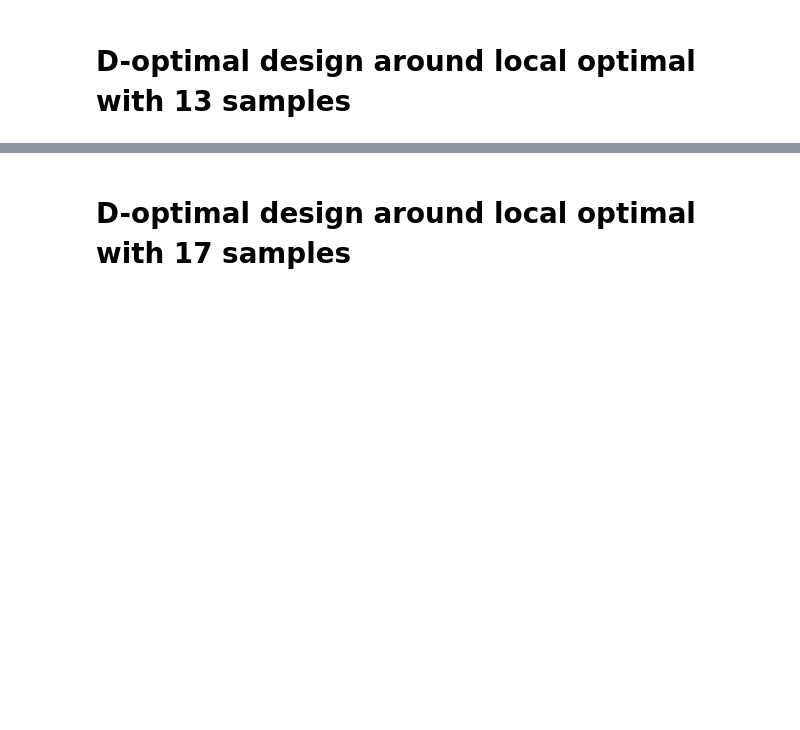
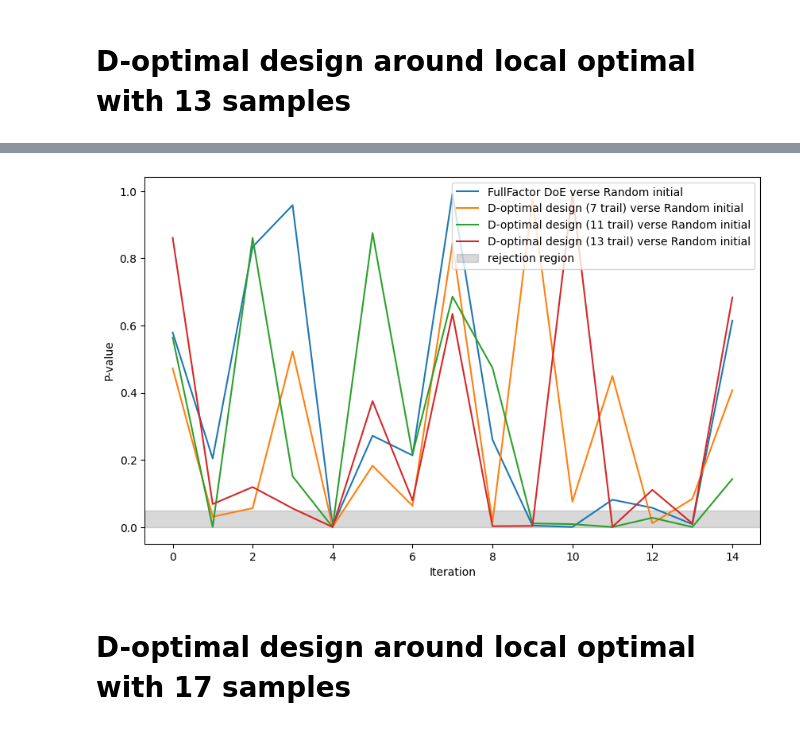
Before and after one commit to TedOiler/KURF, a Jupyter notebook: src/BO_DoE_2D.ipynb, the cells around one changed output, grey strips where cells are left out. Saved outputs shown, nothing was run; the diff lists cells and outputs as text; code cells hidden in the pictures; blank space fills up the shorter version.

```diff
--- a/src/BO_DoE_2D.ipynb
+++ b/src/BO_DoE_2D.ipynb
@@ -301,2 +317,17 @@ plt.show()
+# %%
+p_value_curve_4 = Welch_t_test(impro_iter_num_lst_random, impro_iter_num_lst_5)
+# %%
+plt.figure(figsize=(10, 6))
+plt.plot((range(15)), p_value_curve_1[0:15],label='FullFactor DoE verse Random initial')
+plt.plot((range(15)), p_value_curve_2[0:15],label='D-optimal design (7 trail) verse Random initial')
+plt.plot((range(15)), p_value_curve_3[0:15],label='D-optimal design (11 trail) verse Random initial')
+plt.plot((range(15)), p_value_curve_4[0:15],label='D-optimal design (13 trail) verse Random initial')
+plt.xlabel('Iteration')
+plt.ylabel('P-value')
+plt.axhspan(0, 0.05, color='gray', alpha=0.3, label='rejection region')
+plt.legend(loc='upper right')
+plt.show()
+# %% [output]
+[figure, added]
 # %% [markdown]
 # D-optimal design around local optimal with 17 samples
```
Also changed, not shown: parts of 16 cells of this notebook.
